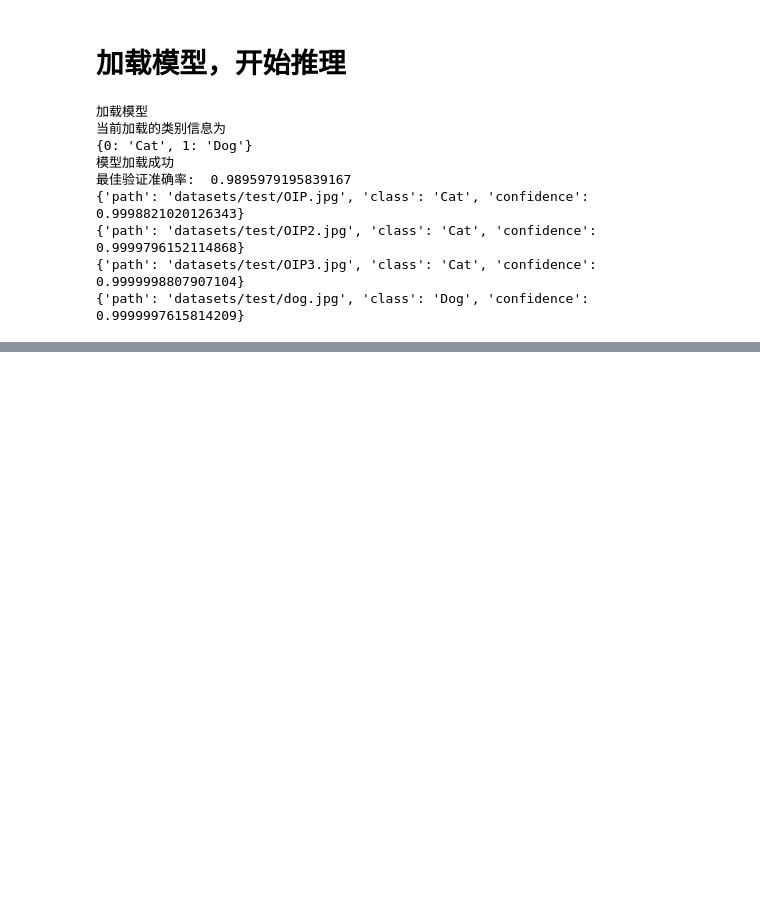
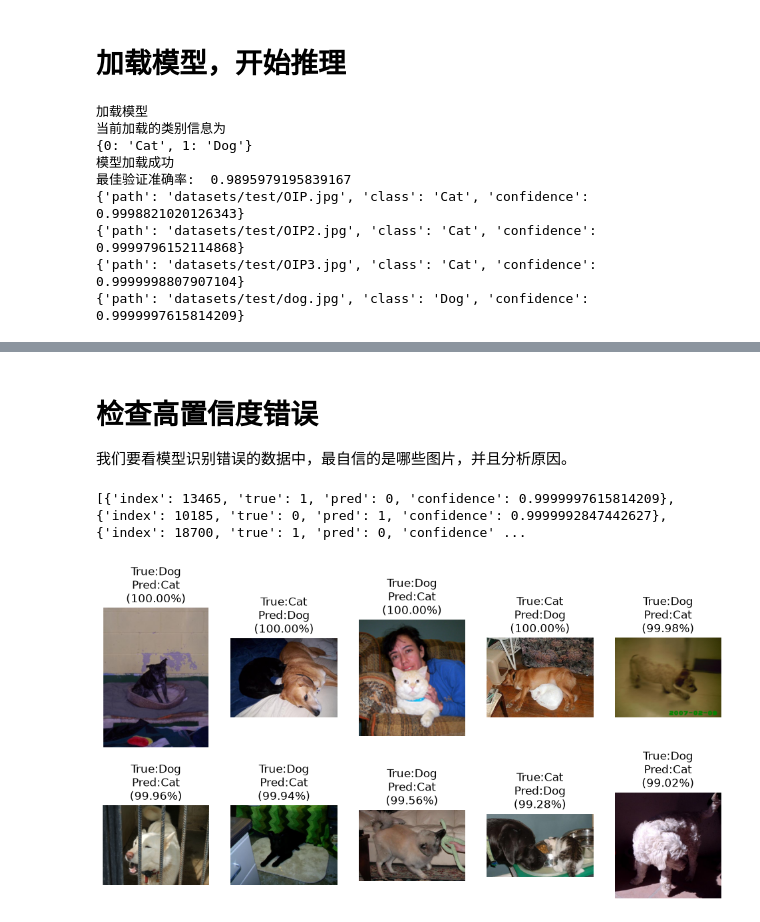
Before and after one commit to zpskt/ML-learning, a Jupyter notebook: kaggle/cat_dog/cat_dog.ipynb, the cells around one changed output, grey strips where cells are left out. Saved outputs shown, nothing was run; the diff lists cells and outputs as text; code cells hidden in the pictures; blank space fills up the shorter version.

```diff
--- a/kaggle/cat_dog/cat_dog.ipynb
+++ b/kaggle/cat_dog/cat_dog.ipynb
@@ -526,0 +958,42 @@ for result in results:
+# %% [markdown]
+# 检查高置信度错误
+我们要看模型识别错误的数据中，最自信的是哪些图片，并且分析原因。
+# %%
+wrong_samples_sorted = sorted(
+    wrong_samples,
+    key=lambda x: x["confidence"],
+    reverse=True
+)
+samples_to_show = wrong_samples_sorted[:10]
+print(samples_to_show)
+from matplotlib import pyplot as plt
+cols = 5
+rows=2
+fig, axes = plt.subplots(
+    rows,
+    cols,
+    figsize=(12, 3 * rows)
+)
+
+# 关键：把 2×5 的 axes 展平成一维
+axes = axes.flatten()
+
+for ax, sample in zip(axes, samples_to_show):
+    image, true_label = full_dataset[sample["index"]]
+    #sample["true"]是类别编号
+    true_class = full_dataset.classes[sample["true"]]
+
+    pred_class = full_dataset.classes[sample["pred"]]
+
+    confidence = sample["confidence"]
+    ax.imshow(image)
+
+    ax.set_title(
+        f"True:{true_class}\n"
+        f"Pred:{pred_class}\n"
+        f"({confidence:.2%})"
+    )
+    ax.axis("off")
+# %% [output]
+[{'index': 13465, 'true': 1, 'pred': 0, 'confidence': 0.9999997615814209}, {'index': 10185, 'true': 0, 'pred': 1, 'confidence': 0.9999992847442627}, {'index': 18700, 'true': 1, 'pred': 0, 'confidence' ...
+[figure, added]
```
Also changed, not shown: parts of 28 cells of this notebook.
